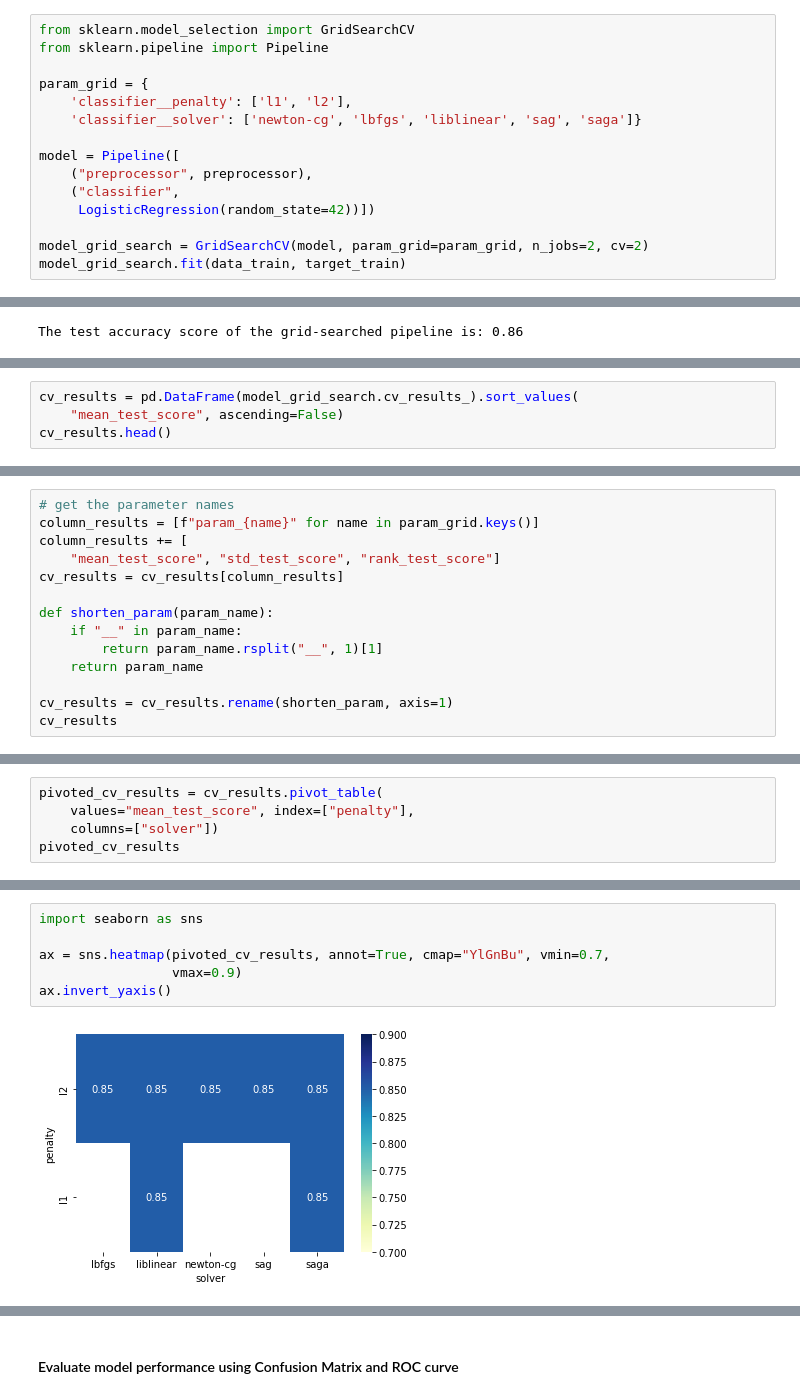
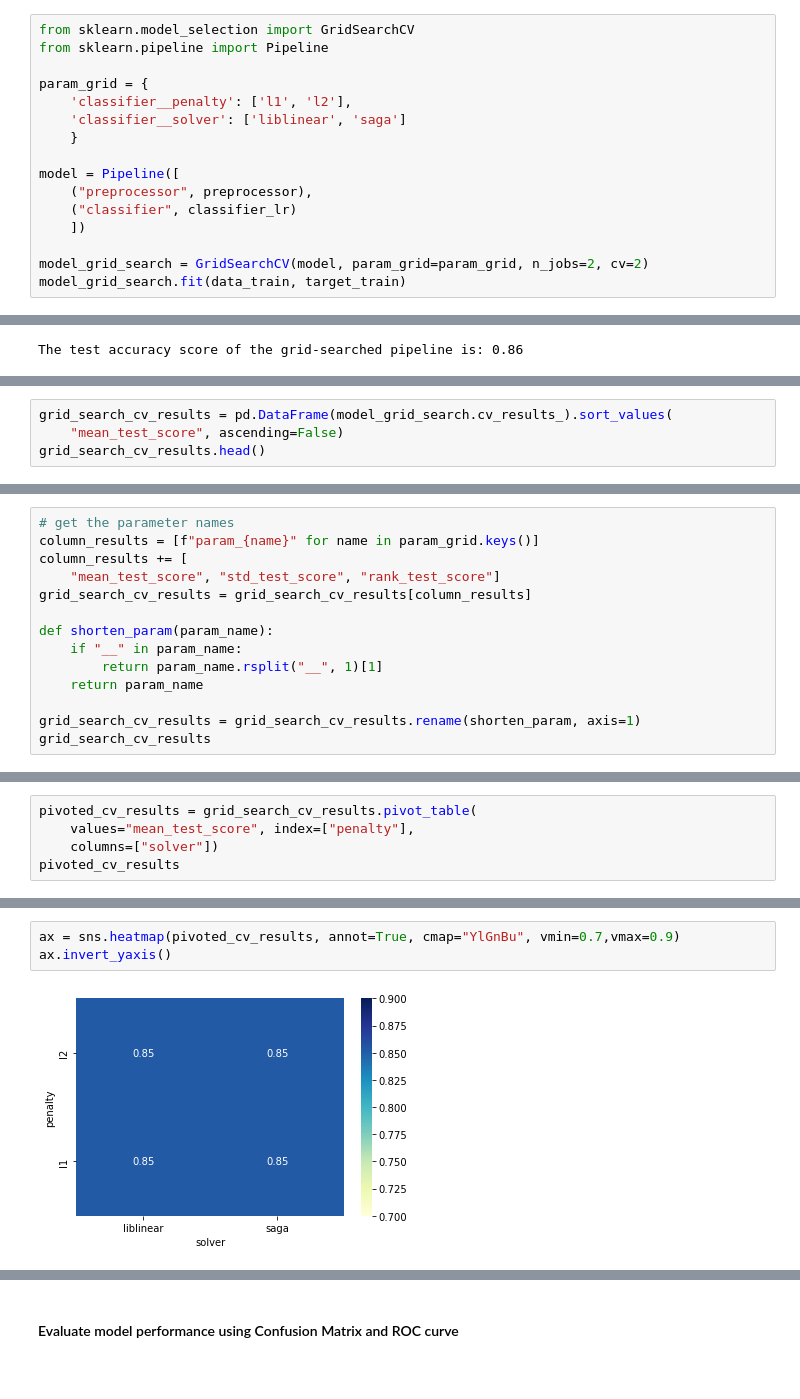
Before and after one commit to wq2021/Machine_learning_with_sklearn, a Jupyter notebook: ML_project.ipynb, the cells around one changed output, grey strips where cells are left out. Saved outputs shown, nothing was run; the diff lists cells and outputs as text.

```diff
--- a/ML_project.ipynb
+++ b/ML_project.ipynb
@@ -634,12 +705,13 @@ from sklearn.pipeline import Pipeline
 
 param_grid = {
     'classifier__penalty': ['l1', 'l2'],
-    'classifier__solver': ['newton-cg', 'lbfgs', 'liblinear', 'sag', 'saga']}
+    'classifier__solver': ['liblinear', 'saga']
+    }
 
 model = Pipeline([
     ("preprocessor", preprocessor),
-    ("classifier",
-     LogisticRegression(random_state=42))])
+    ("classifier", classifier_lr)
+    ])
 
 model_grid_search = GridSearchCV(model, param_grid=param_grid, n_jobs=2, cv=2)
 model_grid_search.fit(data_train, target_train)
@@ -694,6 +749,6 @@ The best set of parameters is: {'classifier__penalty': 'l1', 'classifier__solver
 # %%
-cv_results = pd.DataFrame(model_grid_search.cv_results_).sort_values(
+grid_search_cv_results = pd.DataFrame(model_grid_search.cv_results_).sort_values(
     "mean_test_score", ascending=False)
-cv_results.head()
+grid_search_cv_results.head()
 # %% [output]
 |  | mean_fit_time | std_fit_time | mean_score_time | std_score_time | param_classifier__penalty | ... |
@@ -707,14 +761,14 @@ cv_results.head()
 column_results = [f"param_{name}" for name in param_grid.keys()]
 column_results += [
     "mean_test_score", "std_test_score", "rank_test_score"]
-cv_results = cv_results[column_results]
+grid_search_cv_results = grid_search_cv_results[column_results]
 
 def shorten_param(param_name):
     if "__" in param_name:
         return param_name.rsplit("__", 1)[1]
     return param_name
 
-cv_results = cv_results.rename(shorten_param, axis=1)
-cv_results
+grid_search_cv_results = grid_search_cv_results.rename(shorten_param, axis=1)
+grid_search_cv_results
 # %% [output]
 |  | penalty | solver | mean_test_score | std_test_score | rank_test_score |
@@ -731,5 +779,5 @@ cv_results
 # %%
-pivoted_cv_results = cv_results.pivot_table(
+pivoted_cv_results = grid_search_cv_results.pivot_table(
     values="mean_test_score", index=["penalty"],
     columns=["solver"])
 pivoted_cv_results
@@ -741,8 +789,5 @@ pivoted_cv_results
 # %%
-import seaborn as sns
-
-ax = sns.heatmap(pivoted_cv_results, annot=True, cmap="YlGnBu", vmin=0.7,
-                 vmax=0.9)
+ax = sns.heatmap(pivoted_cv_results, annot=True, cmap="YlGnBu", vmin=0.7,vmax=0.9)
 ax.invert_yaxis()
 # %% [output]
-[figure, old version]
+[figure, new version]
```
Also changed, not shown: parts of 47 cells of this notebook.
